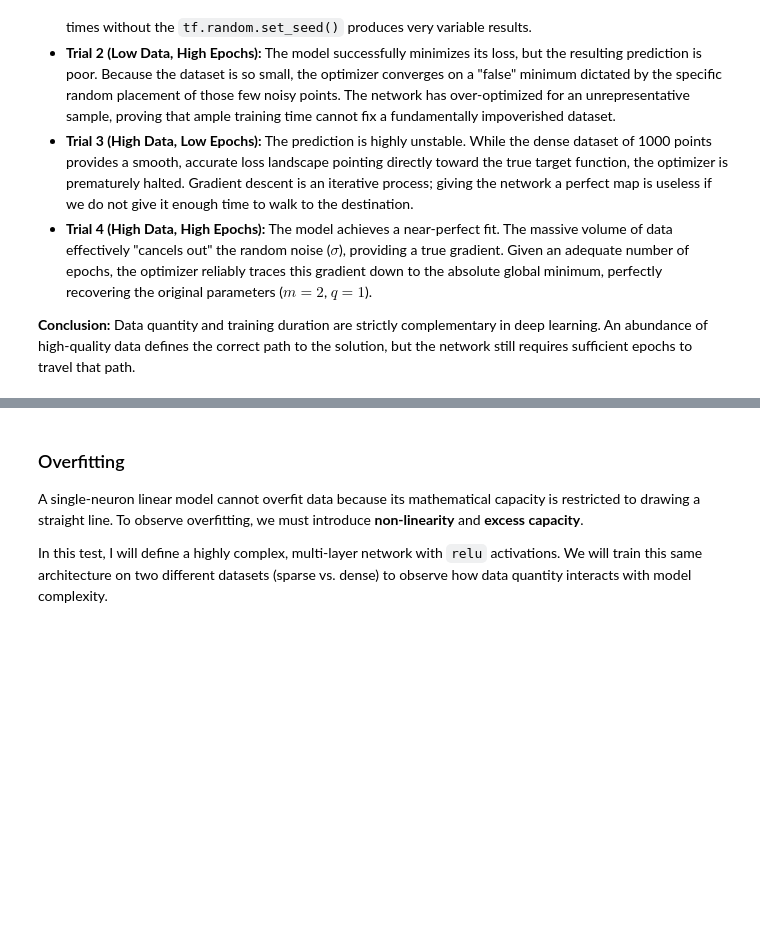
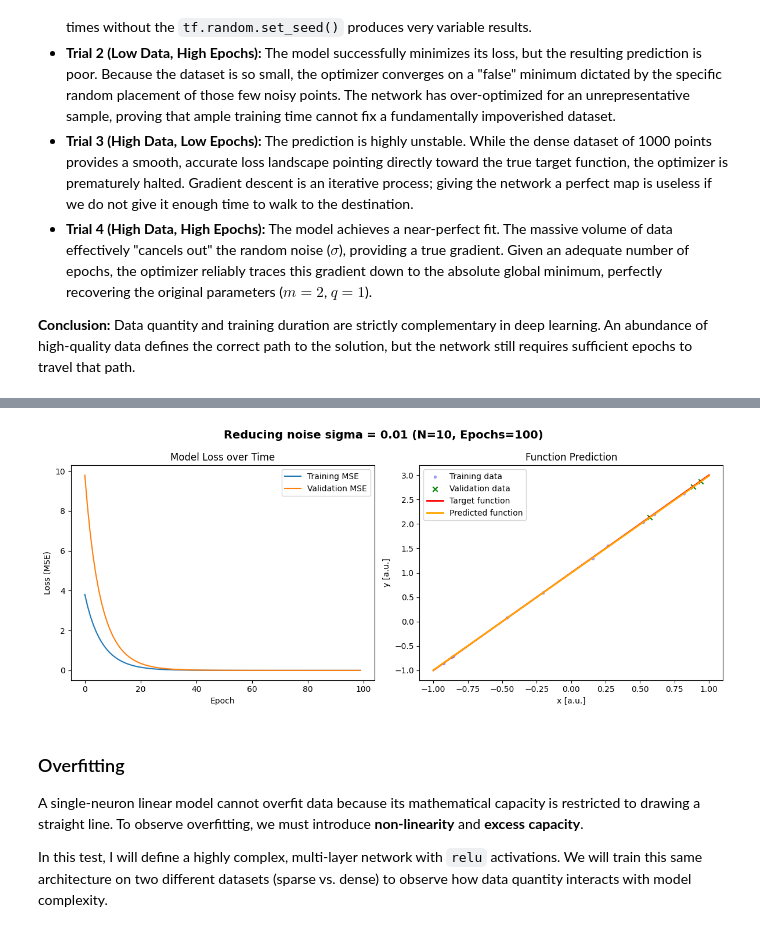
Before and after one commit to giuliagogna/NumericalSimulationLaboratory, a Jupyter notebook: Lab11/exercise11.ipynb, the cells around one changed output, grey strips where cells are left out. Saved outputs shown, nothing was run; the diff lists cells and outputs as text; code cells hidden in the pictures; blank space fills up the shorter version.

```diff
--- a/Lab11/exercise11.ipynb
+++ b/Lab11/exercise11.ipynb
@@ -122,3 +130,8 @@ By systematically isolating dataset size ($N_{\mathrm{train}}$) and training dur
+# %%
+sigma = 0.01
+run_regression_trial(n_train=10, n_valid=3, epochs=100, batch_size=1, trial_name=f"Reducing noise sigma = {sigma}")
+# %% [output]
+[figure, added]
 # %% [markdown]
 ### Overfitting
 A single-neuron linear model cannot overfit data because its mathematical capacity is restricted to drawing a straight line. To observe overfitting, we must introduce **non-linearity** and **excess capacity**.
```
Also changed, not shown: parts of 10 cells of this notebook, 4 other files.
